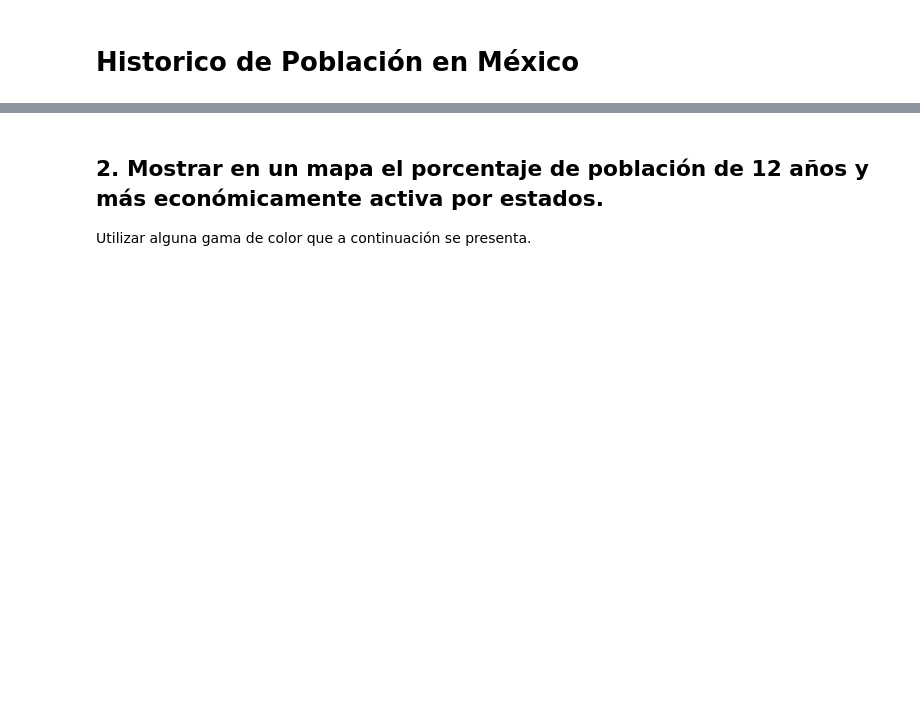
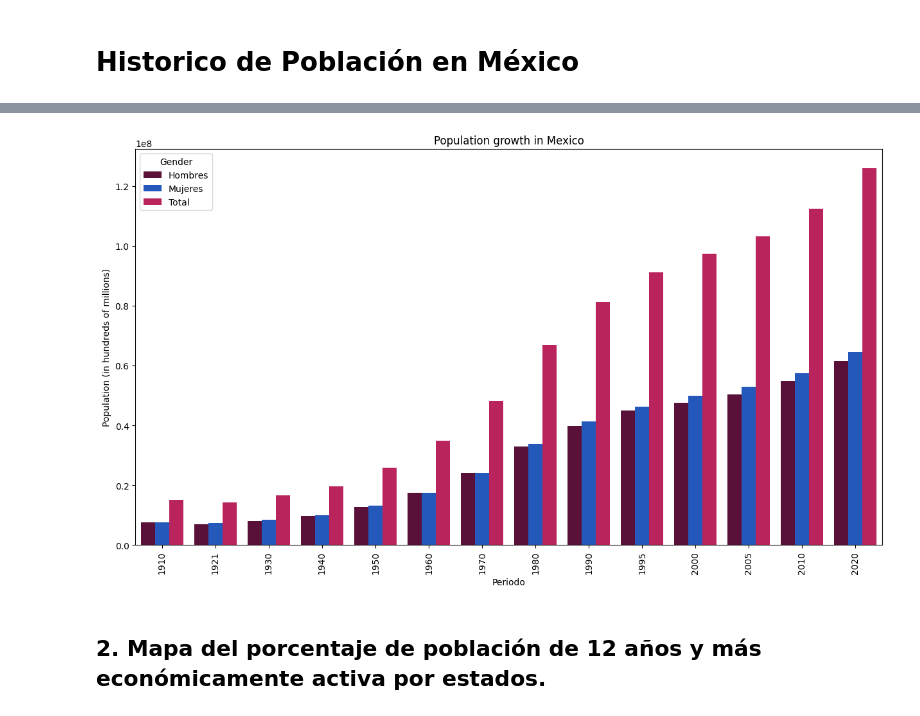
Before and after one commit to EscamillaJuan/CienciaDeDatos, a Jupyter notebook: Proyecto INEGI/CD_14_INEGI_colab.ipynb, the cells around one changed output, grey strips where cells are left out. Saved outputs shown, nothing was run; the diff lists cells and outputs as text; code cells hidden in the pictures; blank space fills up the shorter version.

```diff
--- a/Proyecto INEGI/CD_14_INEGI_colab.ipynb
+++ b/Proyecto INEGI/CD_14_INEGI_colab.ipynb
@@ -30,3 +26,43 @@ if respuesta.status_code == 200:
+# %%
+url_t = f'https://www.inegi.org.mx/app/api/indicadores/desarrolladores/jsonxml/INDICATOR/1002000001/es/0700/false/BISE/2.0/{TOKEN}?type=json'
+url_h = f'https://www.inegi.org.mx/app/api/indicadores/desarrolladores/jsonxml/INDICATOR/1002000002/es/0700/false/BISE/2.0/{TOKEN}?type=json'
+url_m = f'https://www.inegi.org.mx/app/api/indicadores/desarrolladores/jsonxml/INDICATOR/1002000003/es/0700/false/BISE/2.0/{TOKEN}?type=json'
+# %%
+response_h = requests.get(url_h)
+if(response_h.status_code == 200):
+    contenido_h = json.loads(response_h.content)
+datos_h = contenido_h['Series'][0]['OBSERVATIONS']
+poblacion_h = []
+periodo = []
+for dato in datos_h:
+    periodo.append(int(dato['TIME_PERIOD']))
+    poblacion_h.append(int(float(dato["OBS_VALUE"])))
+# %%
+response_m = requests.get(url_m)
+if(response_m.status_code == 200):
+    contenido_m = json.loads(response_m.content)
+datos_m = contenido_m['Series'][0]['OBSERVATIONS']
+poblacion_m = []
+for dato in datos_m:
+    poblacion_m.append(int(float(dato["OBS_VALUE"])))
+# %%
+df_poblacion = pd.DataFrame()
+df_poblacion['Periodo'] = periodo
+df_poblacion['Hombres'] = poblacion_h
+df_poblacion['Mujeres'] = poblacion_m
+df_poblacion['Total'] = df_poblacion['Hombres'] + df_poblacion['Mujeres']
+df = pd.melt(df_poblacion, id_vars='Periodo',
+            var_name='Categoria', value_name='Poblacion')
+# %%
+import seaborn as sns
+plt.figure(figsize=(15,8))
+plt.title('Population growth in Mexico')
+sns.barplot(x='Periodo', y='Poblacion', data=df, hue='Categoria', palette=["#66053A","#0B50D3","#D30B57"])
+plt.gca().legend().set_title('Gender')
+plt.xticks(rotation=90)
+plt.ylabel("Population (in hundreds of millions)")
+plt.show()
+# %% [output]
+[figure, added]
 # %% [markdown]
-## 2. Mostrar en un mapa  el porcentaje de población de 12 años y más económicamente activa por estados.
-Utilizar alguna gama de color que a continuación se presenta.
+## 2. Mapa del porcentaje de población de 12 años y más económicamente activa por estados.
```
Also changed, not shown: parts of 19 cells of this notebook.
